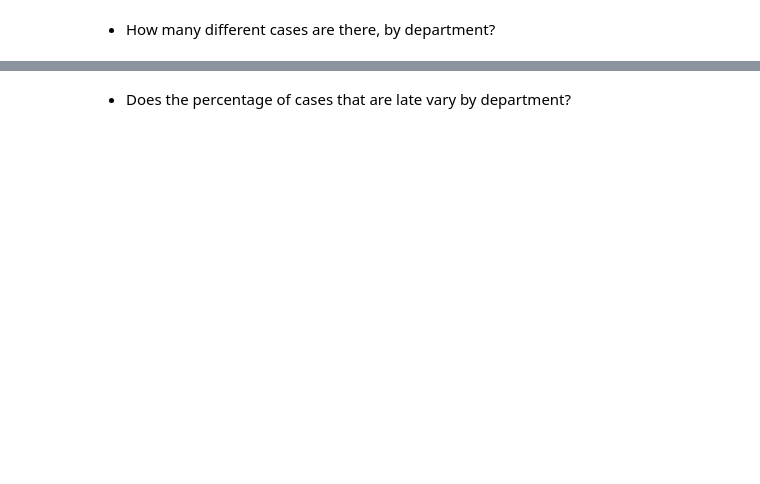
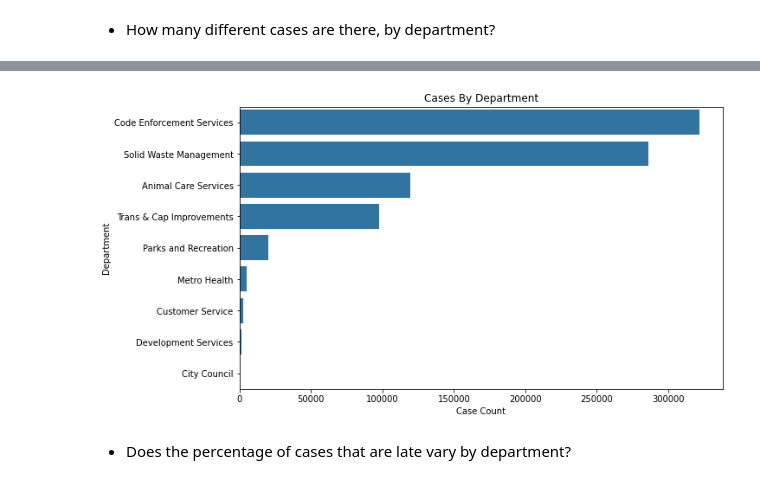
Before and after one commit to Jared-Godar/spark-exercises, a Jupyter notebook: explore_exercises.ipynb, the cells around one changed output, grey strips where cells are left out. Cells and saved outputs as stored; diff of their text form; code cells hidden in the pictures; blank space fills up the shorter version.

```diff
--- a/explore_exercises.ipynb
+++ b/explore_exercises.ipynb
@@ -34,2 +65,9 @@ To adjust logging level use sc.setLogLevel(newLevel). For SparkR, use setLogLeve
 # %% [markdown]
 - How many different cases are there, by department?
+# %%
+case = spark.read.csv("case.csv", sep=",", header=True, inferSchema=True)
+dept = spark.read.csv("dept.csv", sep=",", header=True, inferSchema=True)
+source = spark.read.csv("source.csv", sep=",", header=True, inferSchema=True)
+# %%
+# Joining the data frames:
+df = case.join(dept, 'dept_division', 'left').join(source, 'source_id', 'left')
@@ -35,0 +94,2 @@ To adjust logging level use sc.setLogLevel(newLevel). For SparkR, use setLogLeve
+# %%
+case_dept = df.groupby(df.dept_name).count().toPandas()
@@ -36,2 +117,13 @@ To adjust logging level use sc.setLogLevel(newLevel). For SparkR, use setLogLeve
+# %%
+case_dept = case_dept.sort_values(by='count', ascending=False).reset_index(drop=True)
+# %%
+plt.figure(figsize=(10, 6))
+sns.barplot(x="count", y="dept_name", data=case_dept, color="tab:blue")
+plt.title('Cases By Department')
+plt.xlabel('Case Count')
+plt.ylabel('Department')
+plt.show()
+# %% [output]
+[figure, added]
 # %% [markdown]
 - Does the percentage of cases that are late vary by department?
```
Also changed, not shown: parts of 21 cells of this notebook.
